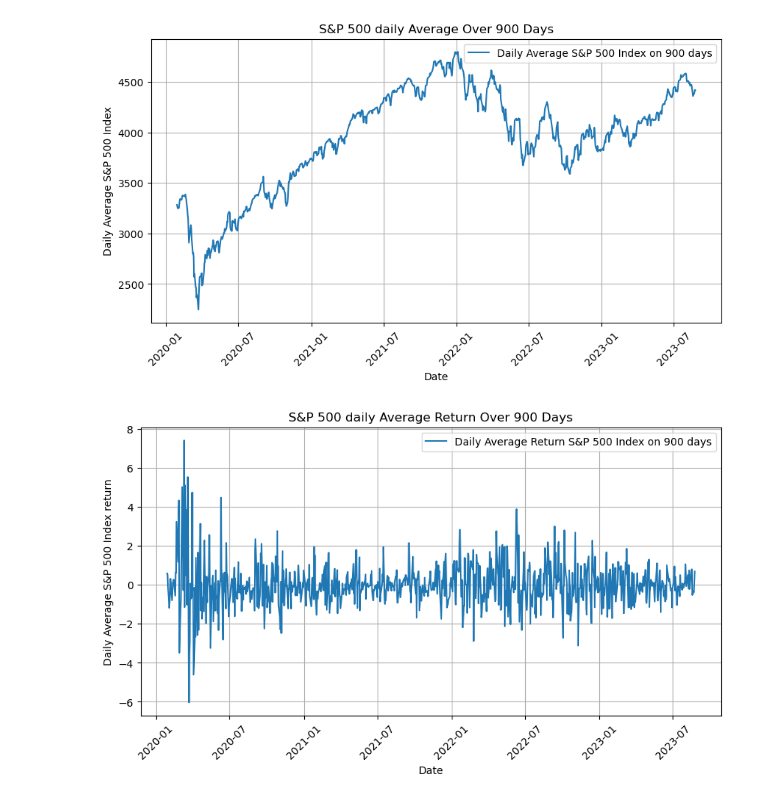
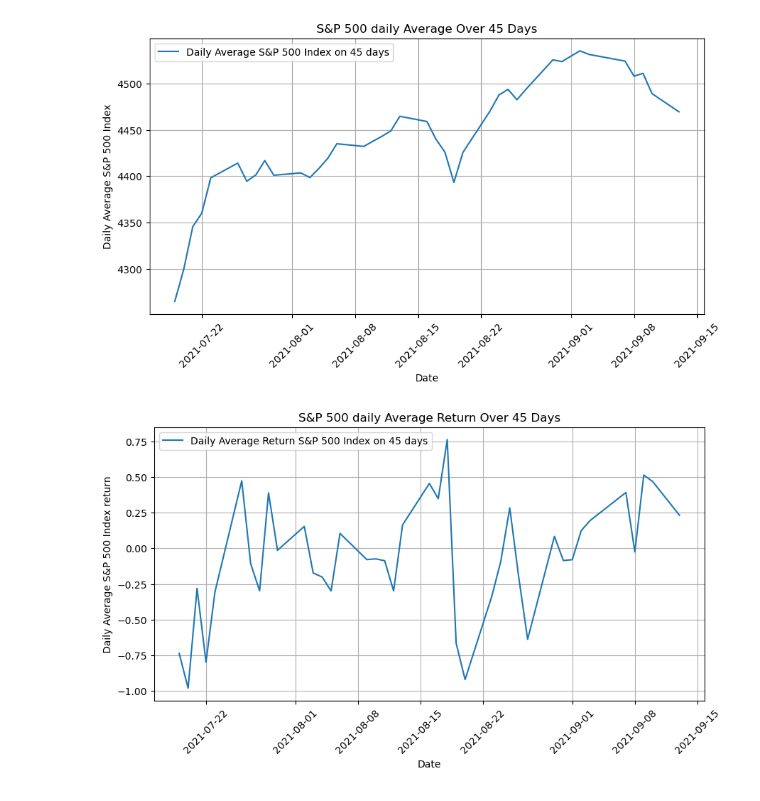
Before and after one commit to oscar10-wq/RL-Mathfin, a Jupyter notebook: RL_algorithm.ipynb, the cells around one changed output. Drawn from its saved outputs; the diff is of its cells as text; code cells hidden in the pictures.

```diff
--- a/RL_algorithm.ipynb
+++ b/RL_algorithm.ipynb
@@ -51,38 +51,38 @@ Datum
 2025-01-28    6034.585
 Name: Average_SP_Index, Length: 1257, dtype: float64
 # %%
-t = 0
-delta_t = 900
-market_plot = market[t:t+delta_t]
-market_return_plot = market_returns[t:t+delta_t]
+t = 370
+T = 410
+market_plot = market[t:T]
+market_return_plot = market_returns[t:T]
 
 # Plot market
 plt.figure(figsize=(10, 5))
 plt.plot(market_plot.index, market_plot.values, linestyle='-', label=f"Daily Average S&P 500 Index on {delta_t} days")
 # Formatting
 plt.xlabel("Date")
 plt.ylabel("Daily Average S&P 500 Index")
 plt.title(f"S&P 500 daily Average Over {delta_t} Days")
 plt.xticks(rotation=45)  # Rotate dates for readability
 plt.grid(True)
 plt.legend()
 
 #Plot market returns
 plt.figure(figsize=(10, 5))
 plt.plot(market_return_plot.index, market_return_plot.values, linestyle='-', label=f"Daily Average Return S&P 500 Index on {delta_t} days")
 
 #Formatting
 plt.xlabel("Date")
 plt.ylabel("Daily Average S&P 500 Index return")
 plt.title(f"S&P 500 daily Average Return Over {delta_t} Days")
 plt.xticks(rotation=45)  # Rotate dates for readability
 plt.grid(True)
 plt.legend()
 
 plt.show()
 # %% [output]
-[figure, old version]
+[figure, new version]
-[figure, old version]
+[figure, new version]
 # %%
 import numpy as np
 import random
```
Also changed, not shown: parts of 2 cells of this notebook.
